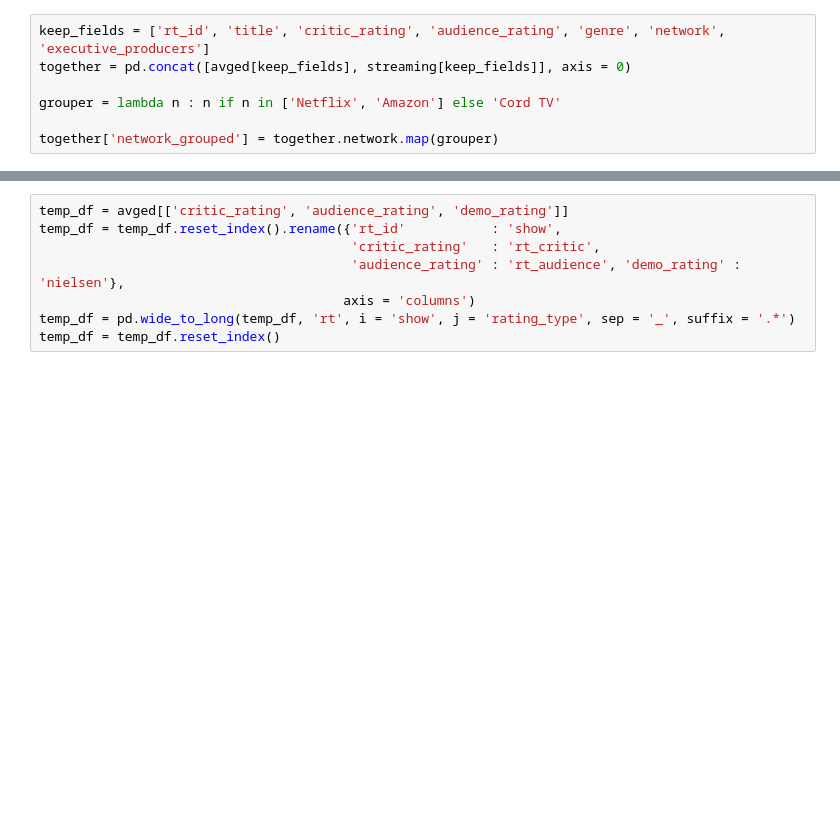
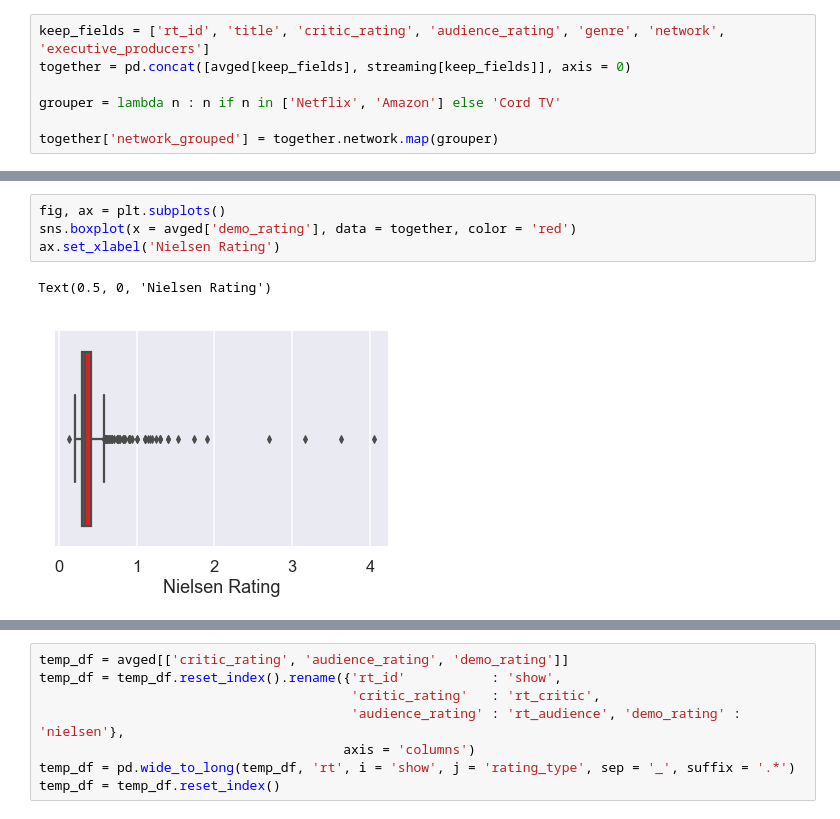
Before and after one commit to rcharan/tvshows, a Jupyter notebook: analysis.ipynb, the cells around one changed output, grey strips where cells are left out. Saved outputs shown, nothing was run; the diff lists cells and outputs as text; blank space fills up the shorter version.

```diff
--- a/analysis.ipynb
+++ b/analysis.ipynb
@@ -77,0 +107,7 @@ together['network_grouped'] = together.network.map(grouper)
+# %%
+fig, ax = plt.subplots()
+sns.boxplot(x = avged['demo_rating'], data = together, color = 'red')
+ax.set_xlabel('Nielsen Rating')
+# %% [output]
+Text(0.5, 0, 'Nielsen Rating')
+[figure, added]
```
Also changed, not shown: parts of 31 cells of this notebook.
